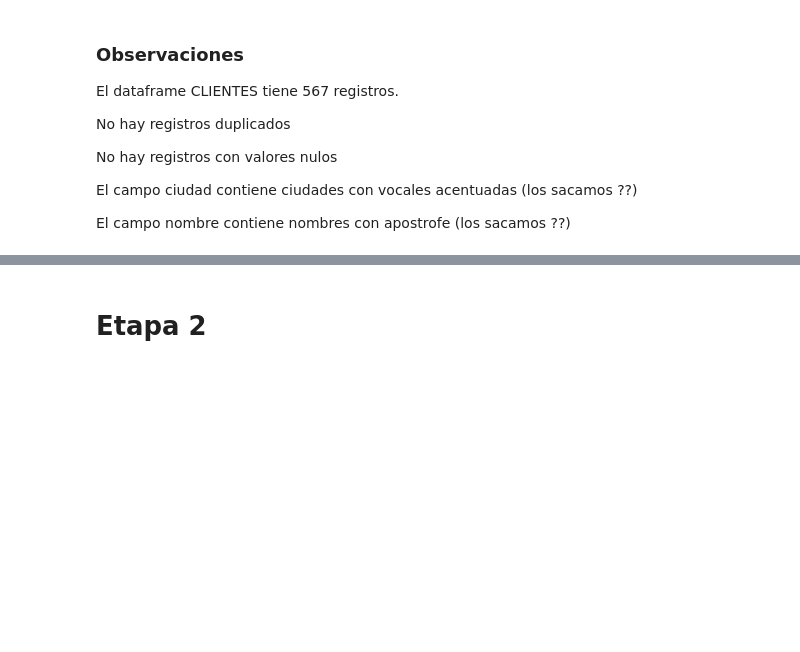
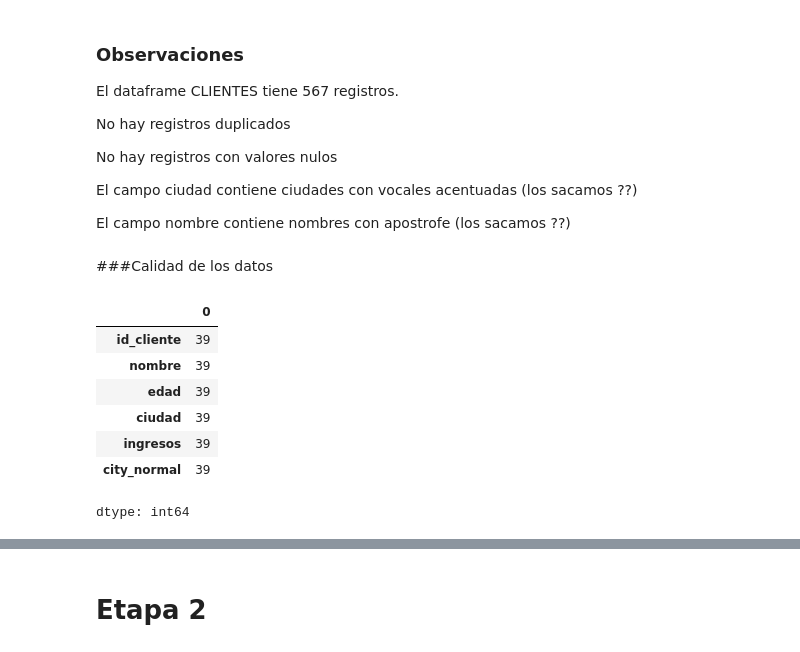
Before and after one commit to alex-degarate/TT-2C2025-Data-Analitycs-Notebooks, a Jupyter notebook: PreEntrega/Pre-entrega-alex.ipynb, the cells around one changed output, grey strips where cells are left out. Drawn from its saved outputs; the diff is of its cells as text; code cells hidden in the pictures; blank space fills up the shorter version.

```diff
--- a/PreEntrega/Pre-entrega-alex.ipynb
+++ b/PreEntrega/Pre-entrega-alex.ipynb
@@ -379,5 +379,7 @@ No hay registros con valores nulos
 El campo ciudad contiene ciudades con vocales acentuadas (los sacamos ??)
 
 El campo nombre contiene nombres con apostrofe (los sacamos ??)
+# %% [markdown]
+###Calidad de los datos
 # %%
 # visualizamos las ciudades con vocales acentuadas
@@ -384,0 +387,14 @@ df_clientes["ciudad"].
+# %%
+# ciudades con acentos áéíóúñ
+ciudades_acentos = df_clientes[df_clientes["ciudad"].str.contains(r'[áéíóúñ]',regex=True)]
+#display(ciudades_acentos.info())
+df_clientes[df_clientes["ciudad"].str.contains('á')].count()
+# %% [output]
+|  | 0 |
+| id_cliente | 39 |
+| nombre | 39 |
+| edad | 39 |
+| ciudad | 39 |
+| ingresos | 39 |
+| city_normal | 39 |
+dtype: int64
```
Also changed, not shown: parts of 3 cells of this notebook.
